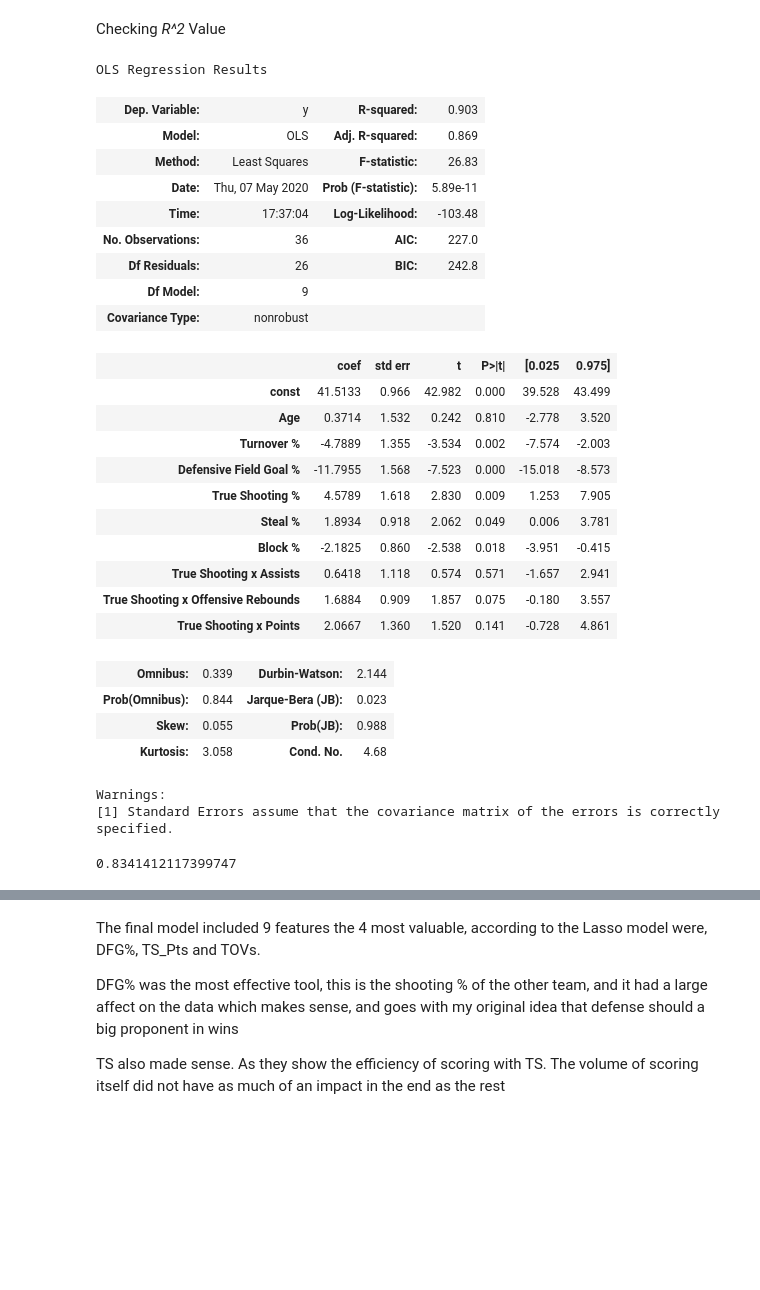
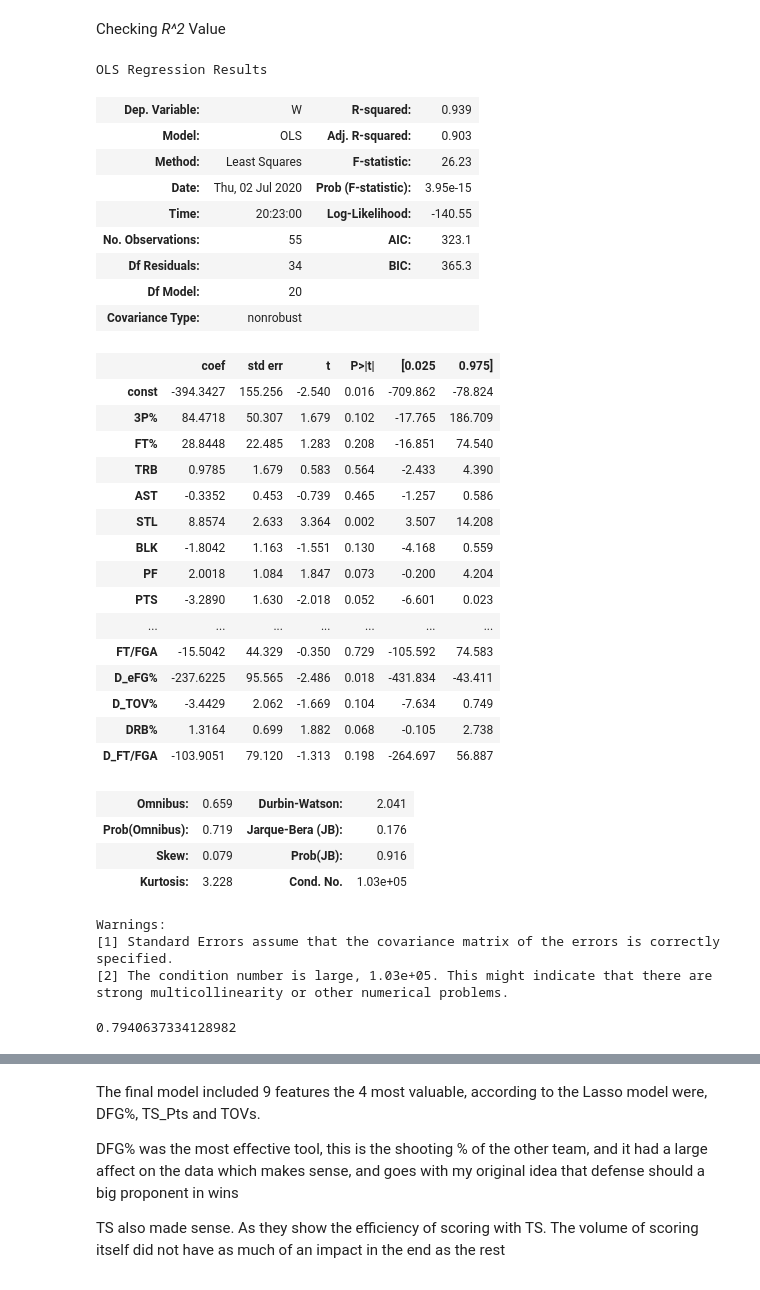
Before and after one commit to Ahila700/nba_pred_mod_2_project, a Jupyter notebook: Final_models.ipynb, the cells around one changed output, grey strips where cells are left out. Saved outputs shown, nothing was run; the diff lists cells and outputs as text; code cells hidden in the pictures; blank space fills up the shorter version.

Commit message:
cleaning up the modeling page to make sense with the rest of the work, still need a few changes on the VIF to reduce collinearity in the future but it is reasonable for now.

```diff
--- a/Final_models.ipynb
+++ b/Final_models.ipynb
@@ -35,4 +25,0 @@ nba_data['TS_Ast'] = [nba_data['TS%'][i]*nba_data['AST'][i] for i in range(len(n
-# %%
-nba_data['TS_ORB'] = [nba_data['TS%'][i]*nba_data['ORB%'][i] for i in range(len(nba_data['TS%']))]
-# %%
-nba_data['TS_Pts'] = [nba_data['TS%'][i]*nba_data['PTS'][i] for i in range(len(nba_data['TS%']))]
@@ -39,8 +35,10 @@ nba_data['TS_Pts'] = [nba_data['TS%'][i]*nba_data['PTS'][i] for i in range(len(n
 # %% [markdown]
 ### Creating Target and Features
 # %%
-X = nba_data['W']
-y = nba_data.drop(columns = ['W', 'TEAM', 'SEASON'])
+# creating an x for features and y for target
+
+X = nba_data.drop(columns = ['W', 'TEAM', 'SEASON'])
+y = nba_data['W']
 # %% [markdown]
 ### Train Test Split
 # %%
@@ -124,34 +123,41 @@ Checking *R^2* Value
 # %%
 X_endog = sm.add_constant(X_test)
 # %%
-res = sm.OLS(list(y_test), X_endog)
+res = sm.OLS(y_test, X_endog).fit()
 # %%
-res.fit().summary()
+res.summary()
 # %% [output]
 OLS Regression Results
-| Dep. Variable: | y | R-squared: | 0.903 |
-| Model: | OLS | Adj. R-squared: | 0.869 |
-| Method: | Least Squares | F-statistic: | 26.83 |
-| Date: | Thu, 07 May 2020 | Prob (F-statistic): | 5.89e-11 |
-| Time: | 17:37:04 | Log-Likelihood: | -103.48 |
-| No. Observations: | 36 | AIC: | 227.0 |
-| Df Residuals: | 26 | BIC: | 242.8 |
-| Df Model: | 9 |  |  |
+| Dep. Variable: | W | R-squared: | 0.939 |
+| Model: | OLS | Adj. R-squared: | 0.903 |
+| Method: | Least Squares | F-statistic: | 26.23 |
+| Date: | Thu, 02 Jul 2020 | Prob (F-statistic): | 3.95e-15 |
+| Time: | 20:23:00 | Log-Likelihood: | -140.55 |
+| No. Observations: | 55 | AIC: | 323.1 |
+| Df Residuals: | 34 | BIC: | 365.3 |
+| Df Model: | 20 |  |  |
 | Covariance Type: | nonrobust |  |  |
 |  | coef | std err | t | P>|t| | [0.025 | 0.975] |
-| const | 41.5133 | 0.966 | 42.982 | 0.000 | 39.528 | 43.499 |
-| Age | 0.3714 | 1.532 | 0.242 | 0.810 | -2.778 | 3.520 |
-| Turnover % | -4.7889 | 1.355 | -3.534 | 0.002 | -7.574 | -2.003 |
-| Defensive Field Goal % | -11.7955 | 1.568 | -7.523 | 0.000 | -15.018 | -8.573 |
-| True Shooting % | 4.5789 | 1.618 | 2.830 | 0.009 | 1.253 | 7.905 |
-| Steal % | 1.8934 | 0.918 | 2.062 | 0.049 | 0.006 | 3.781 |
-| Block % | -2.1825 | 0.860 | -2.538 | 0.018 | -3.951 | -0.415 |
-| True Shooting x Assists | 0.6418 | 1.118 | 0.574 | 0.571 | -1.657 | 2.941 |
-| True Shooting x Offensive Rebounds | 1.6884 | 0.909 | 1.857 | 0.075 | -0.180 | 3.557 |
-| True Shooting x Points | 2.0667 | 1.360 | 1.520 | 0.141 | -0.728 | 4.861 |
+| const | -394.3427 | 155.256 | -2.540 | 0.016 | -709.862 | -78.824 |
+| 3P% | 84.4718 | 50.307 | 1.679 | 0.102 | -17.765 | 186.709 |
+| FT% | 28.8448 | 22.485 | 1.283 | 0.208 | -16.851 | 74.540 |
+| TRB | 0.9785 | 1.679 | 0.583 | 0.564 | -2.433 | 4.390 |
+| AST | -0.3352 | 0.453 | -0.739 | 0.465 | -1.257 | 0.586 |
+| STL | 8.8574 | 2.633 | 3.364 | 0.002 | 3.507 | 14.208 |
+| BLK | -1.8042 | 1.163 | -1.551 | 0.130 | -4.168 | 0.559 |
+| PF | 2.0018 | 1.084 | 1.847 | 0.073 | -0.200 | 4.204 |
+| PTS | -3.2890 | 1.630 | -2.018 | 0.052 | -6.601 | 0.023 |
+| ... | ... | ... | ... | ... | ... | ... |
+| FT/FGA | -15.5042 | 44.329 | -0.350 | 0.729 | -105.592 | 74.583 |
+| D_eFG% | -237.6225 | 95.565 | -2.486 | 0.018 | -431.834 | -43.411 |
+| D_TOV% | -3.4429 | 2.062 | -1.669 | 0.104 | -7.634 | 0.749 |
+| DRB% | 1.3164 | 0.699 | 1.882 | 0.068 | -0.105 | 2.738 |
+| D_FT/FGA | -103.9051 | 79.120 | -1.313 | 0.198 | -264.697 | 56.887 |
-| Omnibus: | 0.339 | Durbin-Watson: | 2.144 |
-| Prob(Omnibus): | 0.844 | Jarque-Bera (JB): | 0.023 |
-| Skew: | 0.055 | Prob(JB): | 0.988 |
-| Kurtosis: | 3.058 | Cond. No. | 4.68 |
+| Omnibus: | 0.659 | Durbin-Watson: | 2.041 |
+| Prob(Omnibus): | 0.719 | Jarque-Bera (JB): | 0.176 |
+| Skew: | 0.079 | Prob(JB): | 0.916 |
+| Kurtosis: | 3.228 | Cond. No. | 1.03e+05 |
 Warnings:
 [1] Standard Errors assume that the covariance matrix of the errors is correctly specified.
+[2] The condition number is large, 1.03e+05. This might indicate that there are
+strong multicollinearity or other numerical problems.
@@ -162,8 +164,8 @@ from sklearn.model_selection import KFold
 # %%
-X = nba_data[features_list]
-y = nba_data['Wins']
 crossvalidation = KFold(n_splits=10, shuffle=True, random_state=1)
+
 baseline = np.mean(cross_val_score(lasso, X, y, scoring='r2', cv=crossvalidation))
+
 baseline
 # %% [output]
-0.8341412117399747
+0.7940637334128982
```
Also changed, not shown: parts of 24 cells of this notebook.
